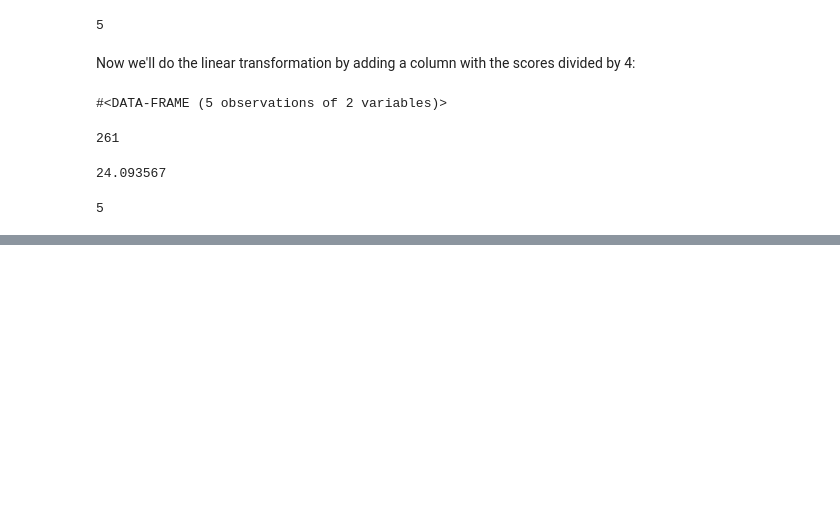
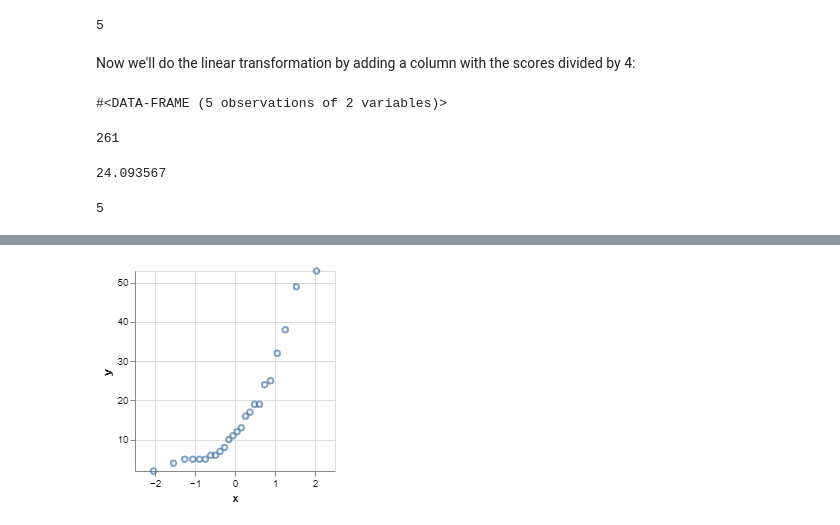
Before and after one commit to Lisp-Stat/IPS9, a Jupyter notebook: notebooks/Part I/Chapter 1 Looking at Data.ipynb, the cells around one changed output, grey strips where cells are left out. Drawn from its saved outputs; the diff is of its cells as text; code cells hidden in the pictures; blank space fills up the shorter version.

```diff
--- a/notebooks/Part I/Chapter 1 Looking at Data.ipynb
+++ b/notebooks/Part I/Chapter 1 Looking at Data.ipynb
@@ -691,0 +757,4 @@ Now we'll do the linear transformation by adding a column with the scores divide
+# %%
+(ips:plot (vega:defplot qq-ttsb (vega:qq-plot ttsb:time sn)))
+# %% [output]
+[figure, added]
```
Also changed, not shown: parts of 23 cells of this notebook, 2 other files.
